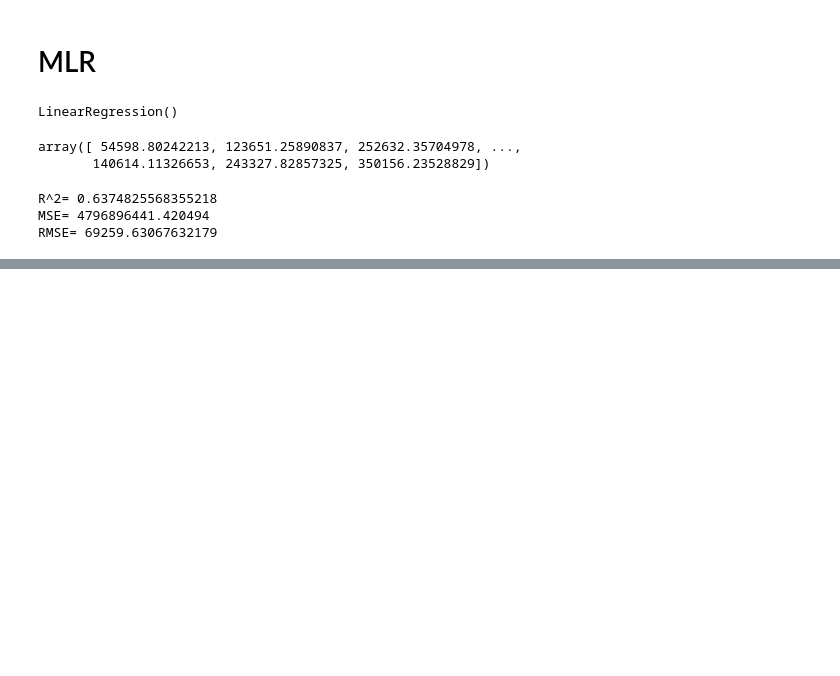
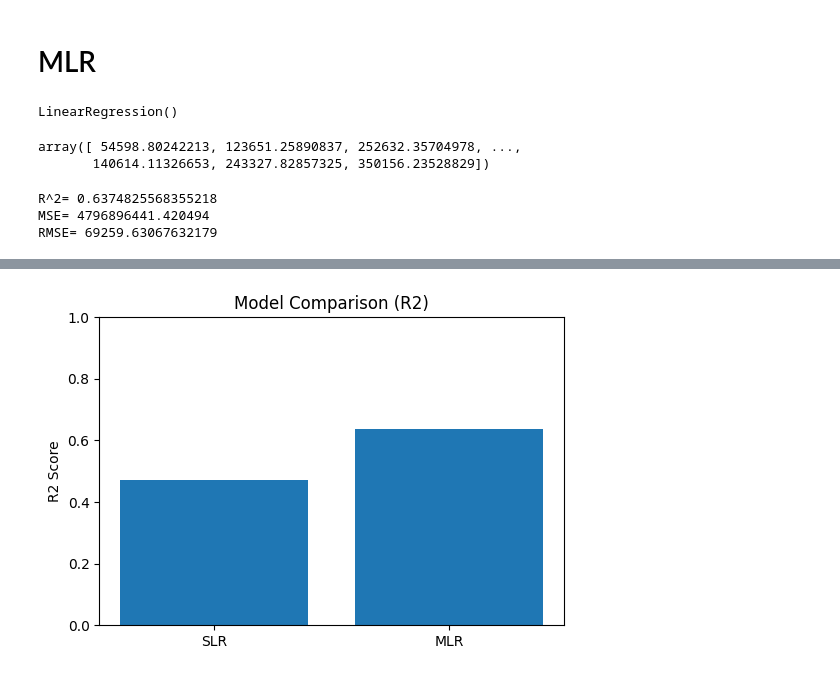
Before and after one commit to MJBM2510/SLR-and-MLR-comparsion, a Jupyter notebook: SLR_&_MLR_Comparison.ipynb, the cells around one changed output, grey strips where cells are left out. Cells and saved outputs as stored; diff of their text form; code cells hidden in the pictures; blank space fills up the shorter version.

```diff
--- a/SLR_&_MLR_Comparison.ipynb
+++ b/SLR_&_MLR_Comparison.ipynb
@@ -227,0 +262,13 @@ RMSE= 69259.63067632179
+# %%
+plt.figure(figsize=(6,4))
+
+plt.bar(["SLR", "MLR"],
+    [metrics.r2_score(Y_test_SLR, SLR_predictions),
+    metrics.r2_score(Y_test_MLR, MLR_predictions)])
+
+plt.ylabel("R2 Score")
+plt.title("Model Comparison (R2)")
+plt.ylim(0, 1)
+plt.show()
+# %% [output]
+[figure, added]
```
Also changed, not shown: parts of 3 cells of this notebook.
